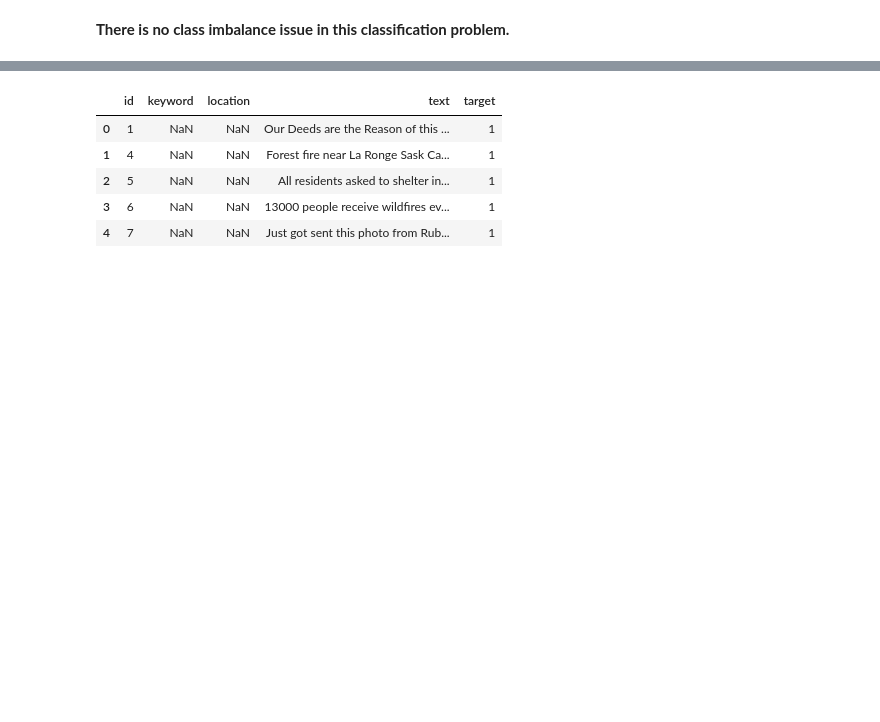
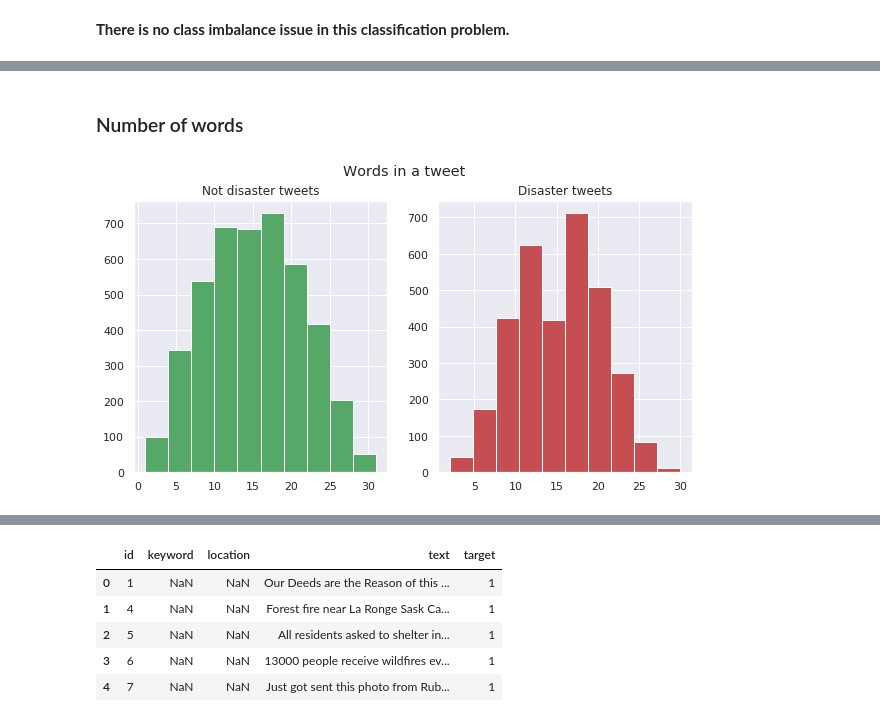
Before and after one commit to ysun90/kaggle-competitions, a Jupyter notebook: nlp-getting-started/nlp-with-disaster-tweets-ysun90.ipynb, the cells around one changed output, grey strips where cells are left out. Cells and saved outputs as stored; diff of their text form; code cells hidden in the pictures; blank space fills up the shorter version.

```diff
--- a/nlp-getting-started/nlp-with-disaster-tweets-ysun90.ipynb
+++ b/nlp-getting-started/nlp-with-disaster-tweets-ysun90.ipynb
@@ -63,0 +93,14 @@ from nltk.stem.snowball import SnowballStemmer
+# %% [markdown]
+### Number of words
+# %%
+fig, (ax1, ax2) = plt.subplots(1, 2, figsize=(10,5))
+tweet_len = df_train[df_train['target']==0]['text'].str.split().map(lambda x: len(x))
+ax1.hist(tweet_len, color='g')
+ax1.set_title('Not disaster tweets')
+tweet_len = df_train[df_train['target']==1]['text'].str.split().map(lambda x: len(x))
+ax2.hist(tweet_len, color='r')
+ax2.set_title('Disaster tweets')
+fig.suptitle('Words in a tweet')
+plt.show()
+# %% [output]
+[figure, added]
```
Also changed, not shown: parts of 60 cells of this notebook, 1 other file.
